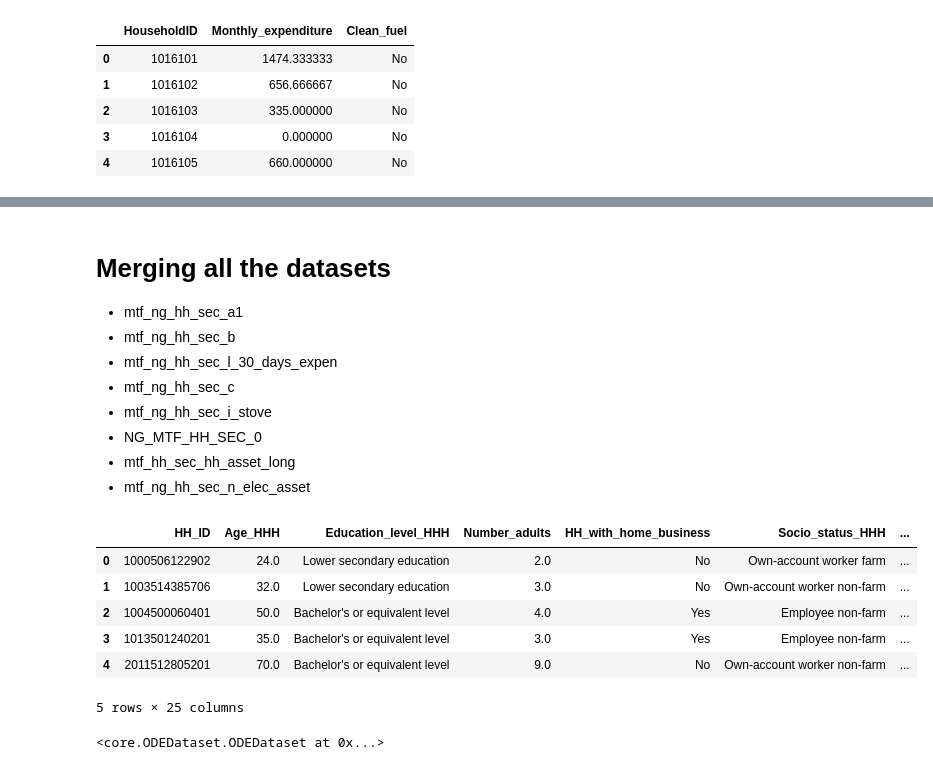
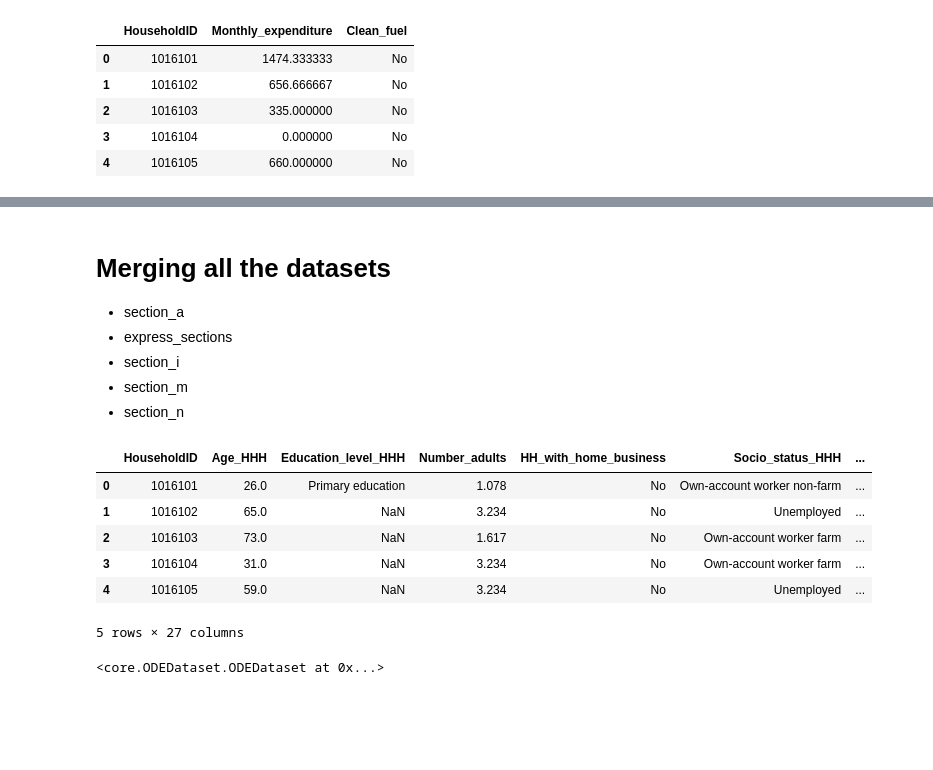
Before and after one commit to SESAM-Polimi/offgrid-demand-estimation, a Jupyter notebook: datasets/zambia.ipynb, the cells around one changed output, grey strips where cells are left out. Cells and saved outputs as stored; diff of their text form; code cells hidden in the pictures; blank space fills up the shorter version.

```diff
--- a/datasets/zambia.ipynb
+++ b/datasets/zambia.ipynb
@@ -191,12 +191,14 @@ Ownership_motorized_vehicle_all_original2final = {
     6: 0,
     7: 0,
     8: 0,
+    9: 0,
     10: 0,
     11: 0,
     12: 0,
     13: 0,
     14: 0,
     15: 0,
+    16: 0,
     17: 0
 }
 Ownership_small_livestock_all_original2final = {
@@ -208,6 +210,7 @@ Ownership_small_livestock_all_original2final = {
     6: 0,
     7: 0,
     8: 0,
+    9:0,
     10: 1,
     11: 1,
     12: 1,
@@ -331,6 +326,8 @@ mtf_a1.from_csv("../playground/data/ESMAP/zambia/section a.csv", encoding='latin
                 ).group_by("HouseholdID").select(["HouseholdID", "A4"])
 
 express_sections = express_sections.merge(mtf_a1, "HouseholdID")
+express_sections = express_sections.apply(common_modifiers.transform_list_int("B9"))
+express_sections = express_sections.new_feature("Number_of_rooms", lambda  x : x['B9'][0])
 # %% [markdown]
 Transform the Dwelling Wall, Roof, Floor, Water and Toilet quality to a standard format. (From Float to Int)
 # %%
@@ -347,7 +344,7 @@ dwelling_cols = [
 
 for col in dwelling_cols:
     express_sections = express_sections.apply(
-        common_modifiers.transform(col, int_each))
+        common_modifiers.transform_list_int(col))
 # %% [markdown]
 #### Dwelling Quality Index
 # %%
@@ -432,8 +429,9 @@ express_sections = express_sections.apply(common_modifiers.add_const_driver("Cli
 # %%
 express_sections = express_sections.select([
     "HouseholdID", "Dwelling_quality_index", "Years_of_HHH_in_community", "Measurement_age",
-    "Hours_available_electricity", "Tariff_payment_frequency", "GADM_level_1", "GADM_level_2",
-    "Climate_zone_lev_1", "Climate_zone_lev_2"
+    "Hours_available_electricity", "Tariff_payment_frequency",
+    "Climate_zone_lev_1", "Climate_zone_lev_2",
+    "Number_of_rooms"
 ])
 
 express_sections.preview(1000)
@@ -644,29 +651,23 @@ mtf_ng_hh_sec_n_elec_asset.preview()
 # %% [markdown]
 # Merging all the datasets
-- mtf_ng_hh_sec_a1
-- mtf_ng_hh_sec_b
-- mtf_ng_hh_sec_l_30_days_expen
-- mtf_ng_hh_sec_c
-- mtf_ng_hh_sec_i_stove
-- NG_MTF_HH_SEC_0
-- mtf_hh_sec_hh_asset_long
-- mtf_ng_hh_sec_n_elec_asset
+- section_a
+- express_sections
+- section_i
+- section_m
+- section_n
 # %%
-Nigeria = section_a.merge(express_sections, "HH_ID")
-Nigeria = Nigeria.merge(section_i, "HH_ID")
-Nigeria = Nigeria.merge(express_sections_energy, "HH_ID")
-Nigeria = Nigeria.merge(mtf_ng_hh_sec_i_stove, "HH_ID")
-Nigeria = Nigeria.merge(NG_MTF_HH_SEC_0, "HH_ID")
-Nigeria = Nigeria.merge(mtf_hh_sec_hh_asset_long, "HH_ID")
-Nigeria = Nigeria.merge(mtf_ng_hh_sec_n_elec_asset, "HH_ID")
+Zambia = section_a.merge(express_sections, "HouseholdID")
+Zambia = Zambia.merge(section_i, "HouseholdID")
+Zambia = Zambia.merge(section_m, "HouseholdID")
+Zambia = Zambia.merge(section_n, "HouseholdID")
 
-Nigeria.preview()
+Zambia.preview()
 # %% [output]
-|  | HH_ID | Age_HHH | Education_level_HHH | Number_adults | HH_with_home_business | Socio_status_HHH | ... |
-| 0 | 1000506122902 | 24.0 | Lower secondary education | 2.0 | No | Own-account worker farm | ... |
-| 1 | 1003514385706 | 32.0 | Lower secondary education | 3.0 | No | Own-account worker non-farm | ... |
-| 2 | 1004500060401 | 50.0 | Bachelor's or equivalent level | 4.0 | Yes | Employee non-farm | ... |
-| 3 | 1013501240201 | 35.0 | Bachelor's or equivalent level | 3.0 | Yes | Employee non-farm | ... |
-| 4 | 2011512805201 | 70.0 | Bachelor's or equivalent level | 9.0 | No | Own-account worker non-farm | ... |
+|  | HouseholdID | Age_HHH | Education_level_HHH | Number_adults | HH_with_home_business | Socio_status_HHH | ... |
+| 0 | 1016101 | 26.0 | Primary education | 1.078 | No | Own-account worker non-farm | ... |
+| 1 | 1016102 | 65.0 | NaN | 3.234 | No | Unemployed | ... |
+| 2 | 1016103 | 73.0 | NaN | 1.617 | No | Own-account worker farm | ... |
+| 3 | 1016104 | 31.0 | NaN | 3.234 | No | Own-account worker farm | ... |
+| 4 | 1016105 | 59.0 | NaN | 3.234 | No | Unemployed | ... |
-5 rows × 25 columns
+5 rows × 27 columns
 # %%
```
Also changed, not shown: parts of 9 cells of this notebook, 10 other files.
